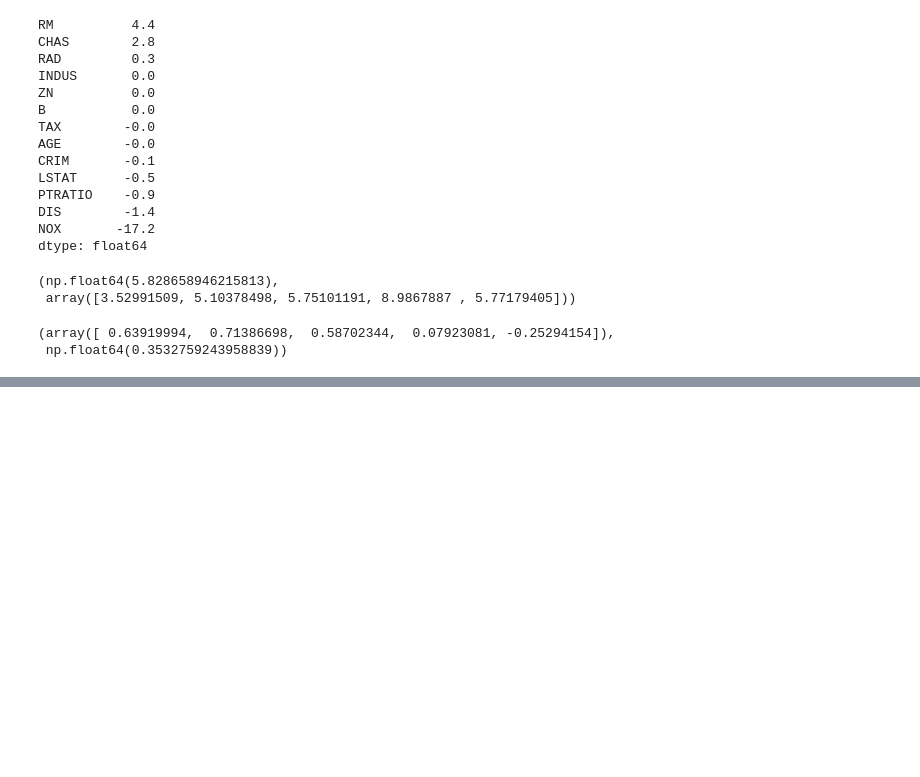
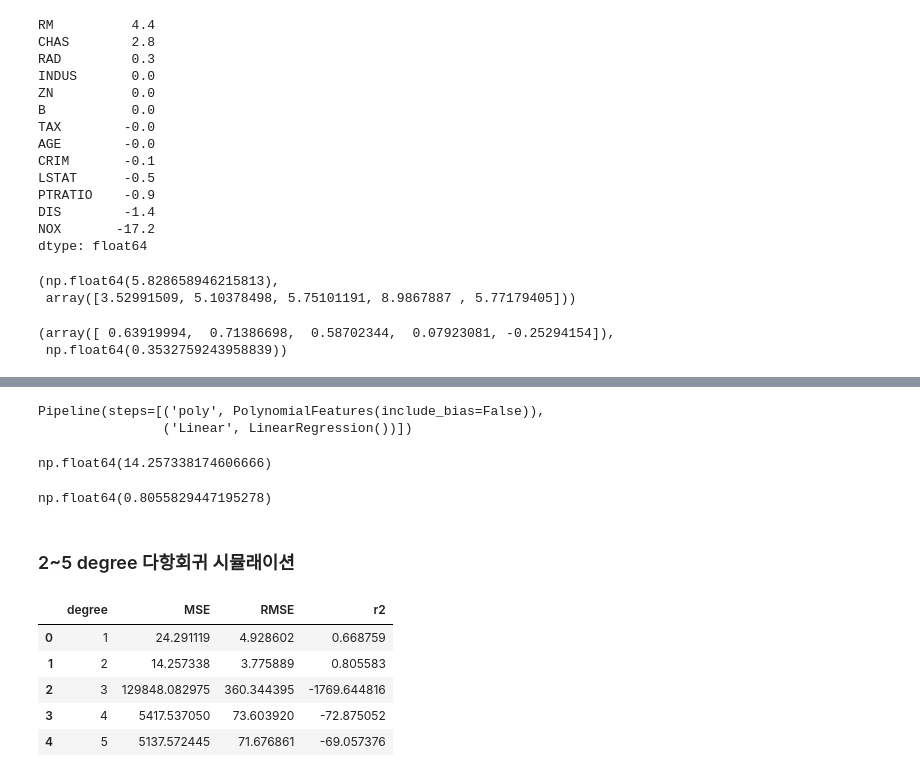
Before and after one commit to Clear-head/hipython_repo, a Jupyter notebook: 37_선형회귀분석.ipynb, the cells around one changed output, grey strips where cells are left out. Cells and saved outputs as stored; diff of their text form; code cells hidden in the pictures; blank space fills up the shorter version.

```diff
--- a/37_선형회귀분석.ipynb
+++ b/37_선형회귀분석.ipynb
@@ -145,0 +201,2 @@ r2, np.mean(r2)
+# %%
+x_train, x_test, y_train, y_test = train_test_split(X, y, test_size=0.2, random_state=42)
@@ -145,0 +206,58 @@ r2, np.mean(r2)
+# %%
+model_poly = Pipeline(
+    [
+        ('poly', PolynomialFeatures(degree=2, include_bias=False)),
+        ('Linear', LinearRegression())
+    ]
+)
+model_poly.fit(x_train, y_train)
+# %% [output]
+Pipeline(steps=[('poly', PolynomialFeatures(include_bias=False)),
+                ('Linear', LinearRegression())])
+# %%
+mp_pred = model_poly.predict(x_test)
+mean_squared_error(y_test, mp_pred)
+# %% [output]
+np.float64(14.257338174606666)
+# %%
+r2_score(y_test, mp_pred)
+# %% [output]
+np.float64(0.8055829447195278)
+# %% [markdown]
+### 2~5 degree 다항회귀 시뮬래이션
+# %%
+results = []
+
+for degree in range(1, 6):
+    model_poly = Pipeline(
+        [
+            ('poly', PolynomialFeatures(degree=degree, include_bias=False)),
+            ('Linear', LinearRegression())
+        ]
+    )
+    model_poly.fit(x_train, y_train)
+    pred_poly = model_poly.predict(x_test)
+
+    mse = mean_squared_error(y_test, pred_poly)
+    rmse = np.sqrt(mse)
+
+    r2 = r2_score(y_test, pred_poly)
+
+    results.append(
+        {
+            'degree': degree,
+            'MSE': mse,
+            "RMSE": rmse,
+            "r2": r2
+        }
+    )
+
+
+pd.DataFrame(results)
+# %% [output]
+|  | degree | MSE | RMSE | r2 |
+| 0 | 1 | 24.291119 | 4.928602 | 0.668759 |
+| 1 | 2 | 14.257338 | 3.775889 | 0.805583 |
+| 2 | 3 | 129848.082975 | 360.344395 | -1769.644816 |
+| 3 | 4 | 5417.537050 | 73.603920 | -72.875052 |
+| 4 | 5 | 5137.572445 | 71.676861 | -69.057376 |
```
Also changed, not shown: parts of 5 cells of this notebook, 1 other file.
